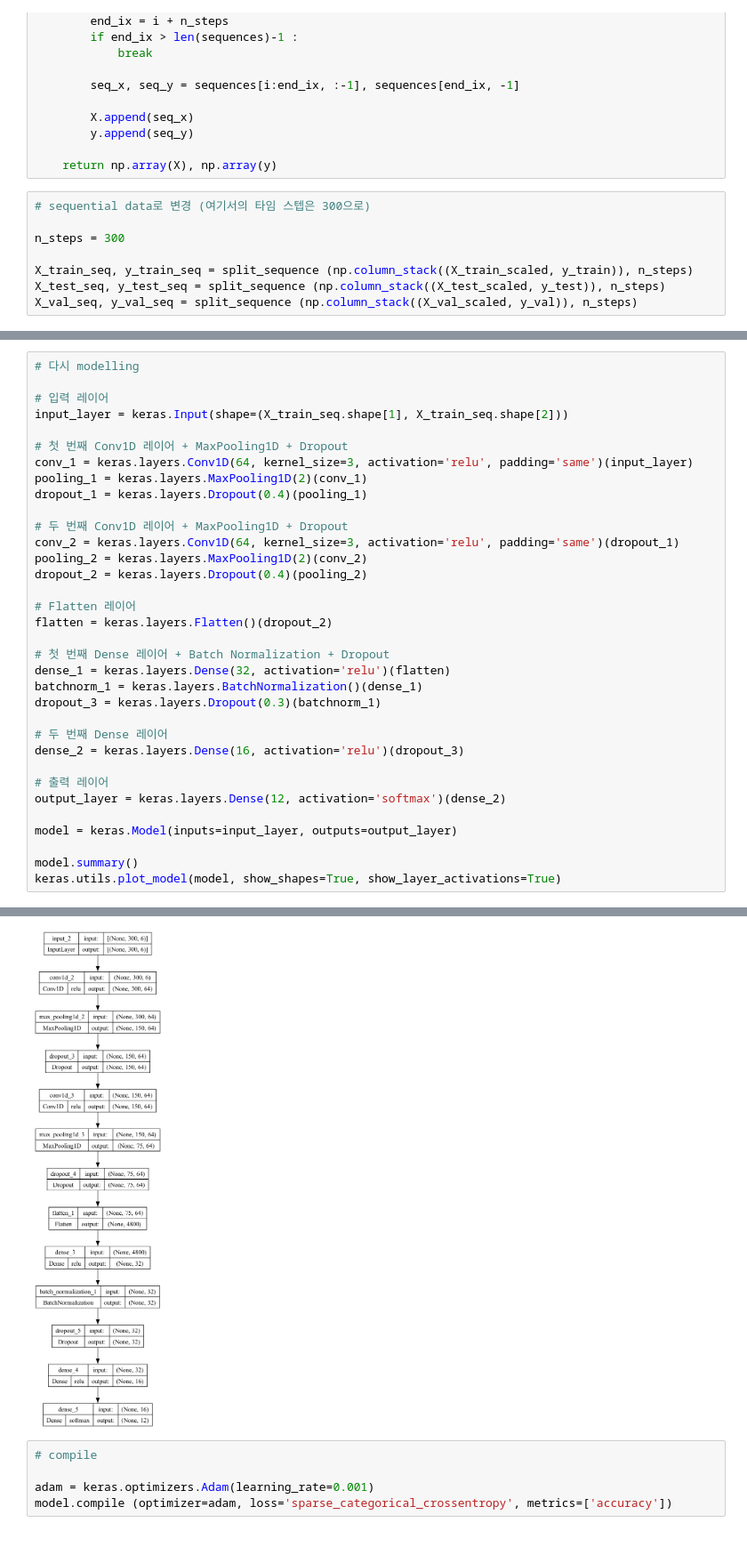
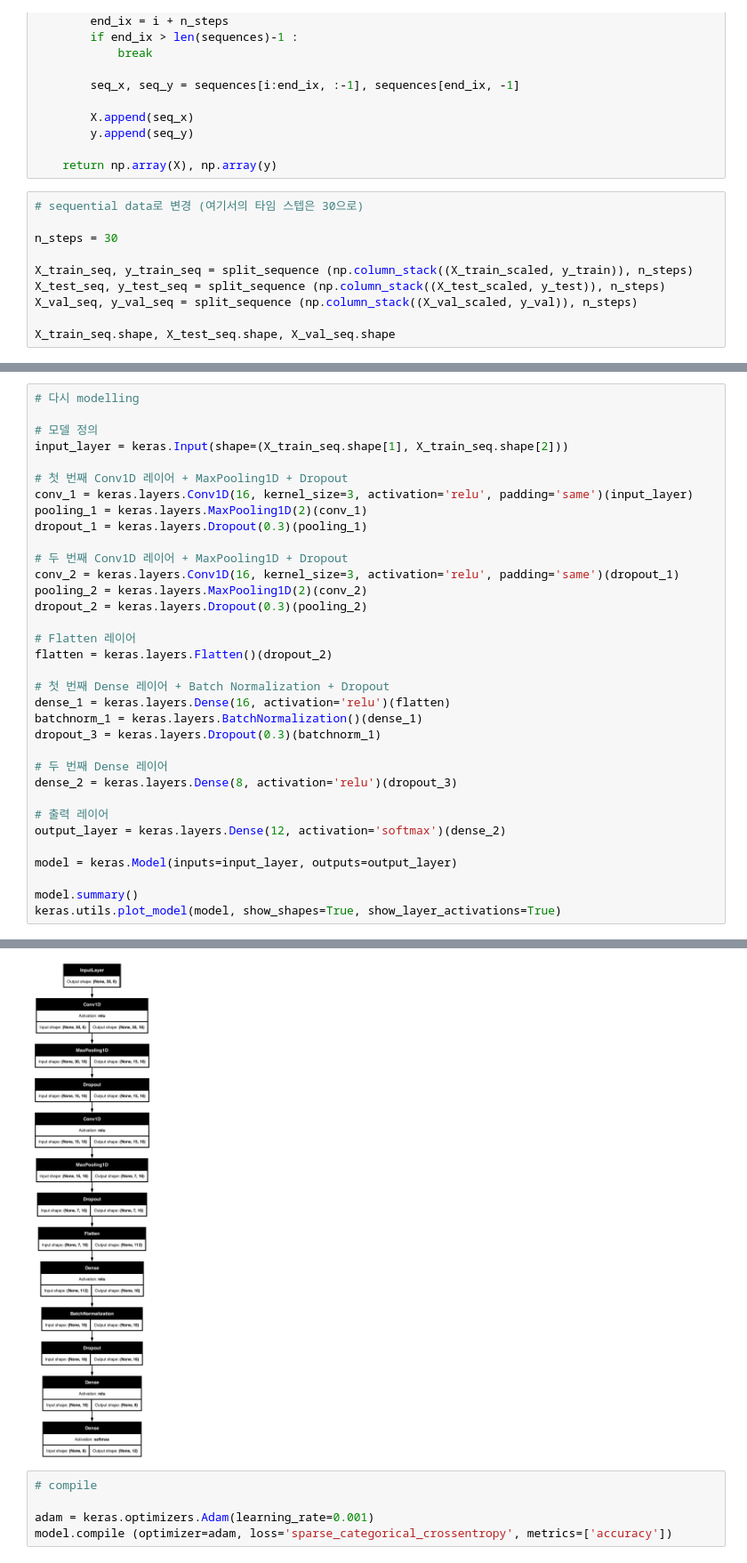
Before and after one commit to lky473736/learning-AI, a Jupyter notebook: report/HARTH/1D-CNN_classification_HARTH.ipynb, the cells around one changed output, grey strips where cells are left out. Shown: that part at 89% size. Cells and saved outputs as stored; diff of their text form.

```diff
--- a/report/HARTH/1D-CNN_classification_HARTH.ipynb
+++ b/report/HARTH/1D-CNN_classification_HARTH.ipynb
@@ -437,10 +438,12 @@ def split_sequence (sequences, n_steps) :
 
     return np.array(X), np.array(y)
 # %%
-# sequential data로 변경 (여기서의 타임 스텝은 300으로)
+# sequential data로 변경 (여기서의 타임 스텝은 30으로)
 
-n_steps = 300
+n_steps = 30
 
 X_train_seq, y_train_seq = split_sequence (np.column_stack((X_train_scaled, y_train)), n_steps)
 X_test_seq, y_test_seq = split_sequence (np.column_stack((X_test_scaled, y_test)), n_steps)
 X_val_seq, y_val_seq = split_sequence (np.column_stack((X_val_scaled, y_val)), n_steps)
+
+X_train_seq.shape, X_test_seq.shape, X_val_seq.shape
@@ -447,29 +452,29 @@ X_val_seq, y_val_seq = split_sequence (np.column_stack((X_val_scaled, y_val)), n
 # %%
 # 다시 modelling
 
-# 입력 레이어
+# 모델 정의
 input_layer = keras.Input(shape=(X_train_seq.shape[1], X_train_seq.shape[2]))
 
 # 첫 번째 Conv1D 레이어 + MaxPooling1D + Dropout
-conv_1 = keras.layers.Conv1D(64, kernel_size=3, activation='relu', padding='same')(input_layer)
+conv_1 = keras.layers.Conv1D(16, kernel_size=3, activation='relu', padding='same')(input_layer)
 pooling_1 = keras.layers.MaxPooling1D(2)(conv_1)
-dropout_1 = keras.layers.Dropout(0.4)(pooling_1)
+dropout_1 = keras.layers.Dropout(0.3)(pooling_1)
 
 # 두 번째 Conv1D 레이어 + MaxPooling1D + Dropout
-conv_2 = keras.layers.Conv1D(64, kernel_size=3, activation='relu', padding='same')(dropout_1)
+conv_2 = keras.layers.Conv1D(16, kernel_size=3, activation='relu', padding='same')(dropout_1)
 pooling_2 = keras.layers.MaxPooling1D(2)(conv_2)
-dropout_2 = keras.layers.Dropout(0.4)(pooling_2)
+dropout_2 = keras.layers.Dropout(0.3)(pooling_2)
 
 # Flatten 레이어
 flatten = keras.layers.Flatten()(dropout_2)
 
 # 첫 번째 Dense 레이어 + Batch Normalization + Dropout
-dense_1 = keras.layers.Dense(32, activation='relu')(flatten)
+dense_1 = keras.layers.Dense(16, activation='relu')(flatten)
 batchnorm_1 = keras.layers.BatchNormalization()(dense_1)
 dropout_3 = keras.layers.Dropout(0.3)(batchnorm_1)
 
 # 두 번째 Dense 레이어
-dense_2 = keras.layers.Dense(16, activation='relu')(dropout_3)
+dense_2 = keras.layers.Dense(8, activation='relu')(dropout_3)
 
 # 출력 레이어
 output_layer = keras.layers.Dense(12, activation='softmax')(dense_2)
@@ -499,4 +508,4 @@ _________________________________________________________________
-[figure, old version]
+[figure, new version]
 # %%
 # compile
 
```
Also changed, not shown: parts of 13 cells of this notebook, 1 other file.
